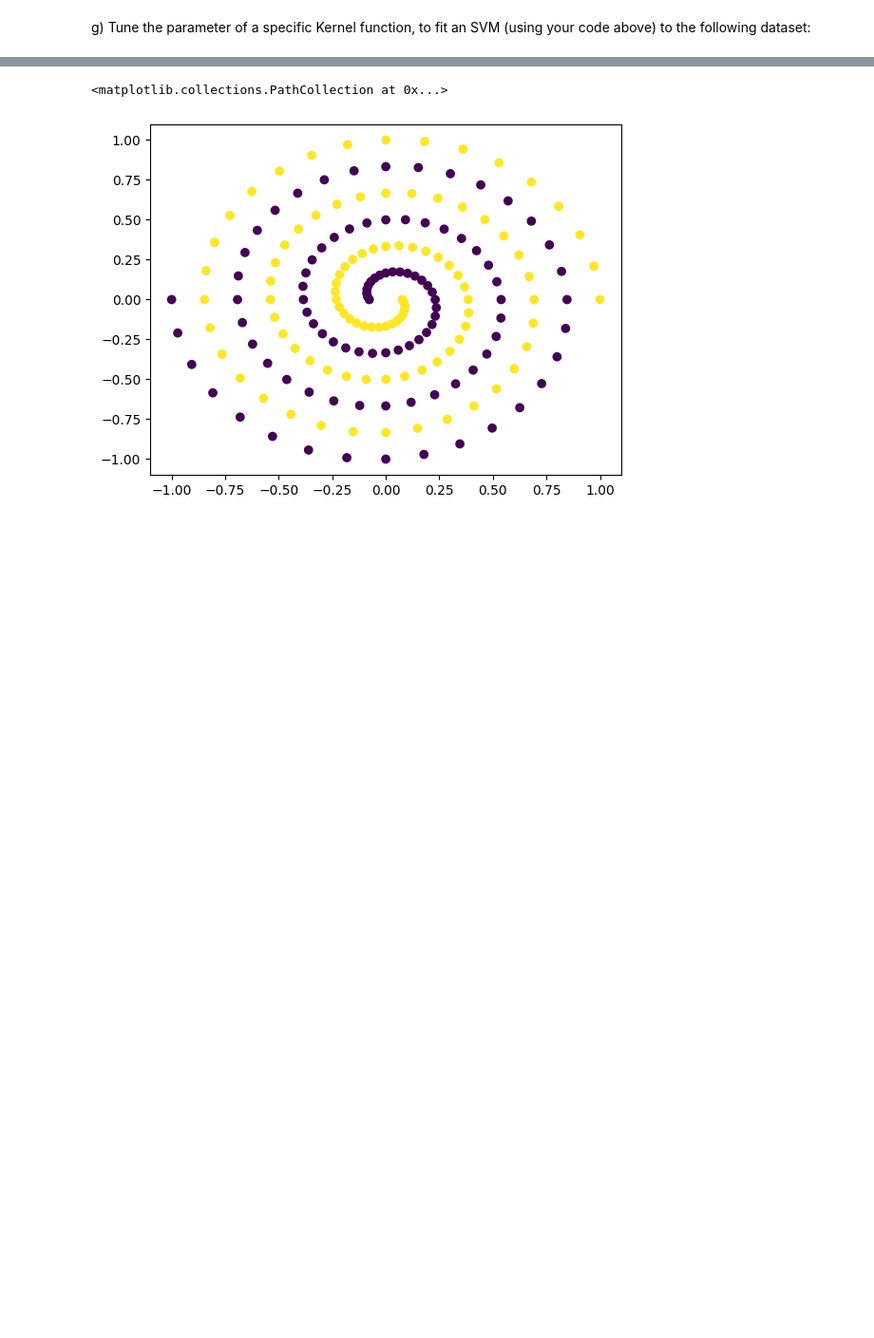
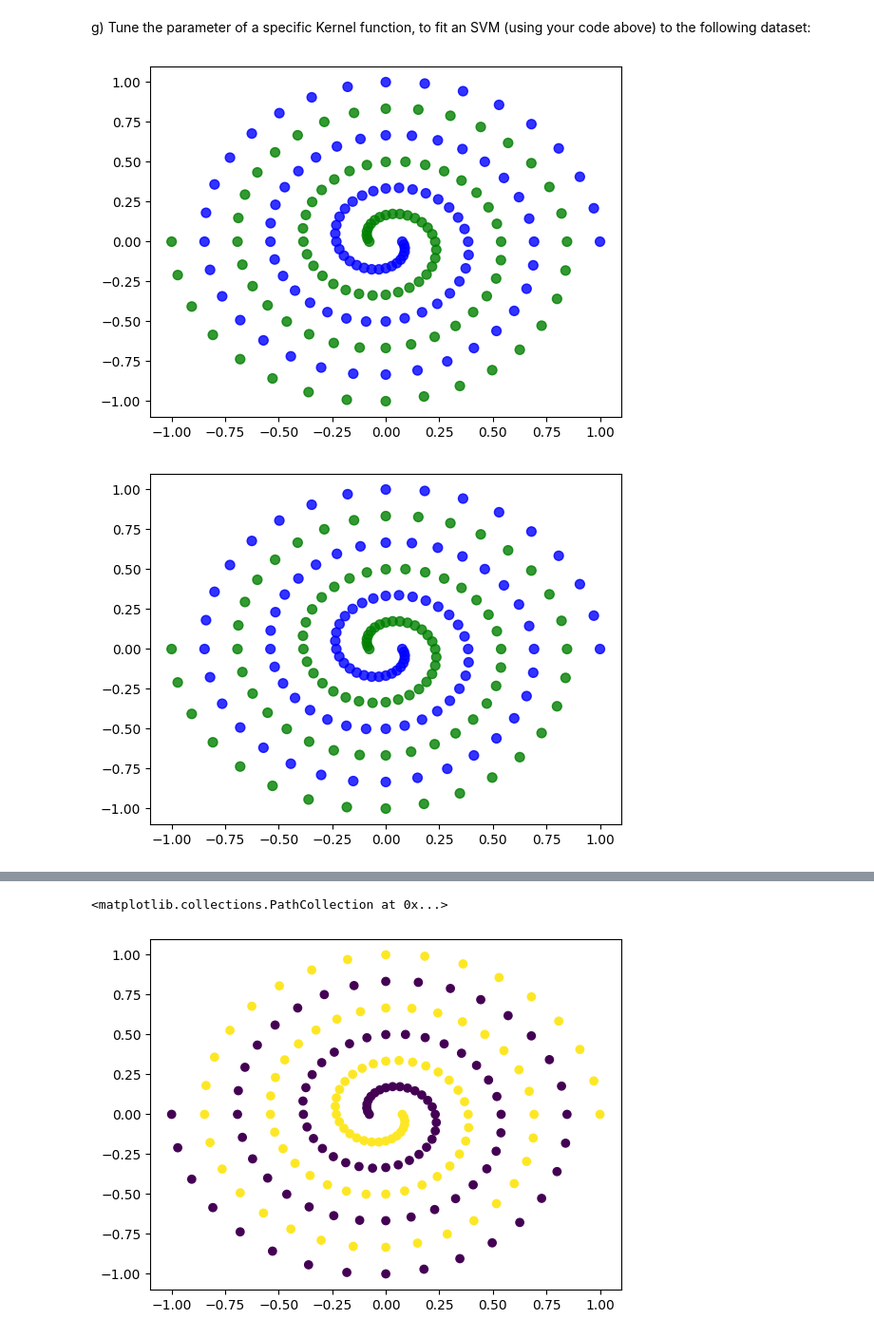
Before and after one commit to John7Titor/CS506-Spring2023-Gregorio, a Jupyter notebook: worksheets/worksheet_13.ipynb, the cells around one changed output, grey strips where cells are left out. Shown at 95% size. Cells and saved outputs as stored; diff of their text form; code cells hidden in the pictures; blank space fills up the shorter version.

```diff
--- a/worksheets/worksheet_13.ipynb
+++ b/worksheets/worksheet_13.ipynb
@@ -204,5 +268,10 @@ Write a configurable kernel function to apply in lieu of the dot product. Try it
 # %%
 def polynomial(x_i, x_j, c, n):
     return (np.dot(x_i, x_j) + c) ** n
+def predict(alpha_i, b, x):
+    wx = 0
+    for j in range(len(X)):
+        wx += alpha_i[j] * polynomial(X[j], x, C, N)
+    return wx + b
 # %% [markdown]
 e) Assume we fit an SVM using a polynomial Kernel function and it seems to overfit the data. How would you adjust the tuning parameter `n` of the kernel function?
@@ -211,2 +284,77 @@ f) Assume we fit an SVM using a RBF Kernel function and it seems to underfit the
 # %% [markdown]
 g) Tune the parameter of a specific Kernel function, to fit an SVM (using your code above) to the following dataset:
+# %%
+import numpy as np
+from PIL import Image as im
+import matplotlib.pyplot as plt
+import sklearn.datasets as datasets
+
+TEMPFILE = "temp.png"
+CENTERS = [[0, 1], [1, 0]]
+
+epochs = 100
+learning_rate = .05
+expanding_rate = .99
+retracting_rate = 1.1
+
+data = np.loadtxt("spiral.data")
+X, Y = data[:, :2], data[:, 2]
+Y = Y.astype(int)
+labels= np.array(list(map(lambda x : 0 if x == -1 else 1, Y.tolist())))
+
+alpha_i = np.zeros((len(X),))
+b = 0
+
+def predict_many(alpha_i, b, Z):
+    res = []
+    for i in range(len(Z)):
+        res.append(predict(alpha_i, b, Z[i]))
+    return np.array(res)
+
+def polynomial(x_i, x_j, c, n):
+    return (np.dot(x_i, x_j) + c) ** n
+def predict(alpha_i, b, x):
+    wx = 0
+    for j in range(len(X)):
+        wx += alpha_i[j] * polynomial(X[j], x, 100, 40)
+    return wx + b
+
+for _ in range(epochs):
+    # pick a point from X at random
+    i = np.random.randint(0, len(X))
+    error = False
+    x, y = X[i], Y[i]
+
+    ypred = predict(alpha_i, b, x)
+    if ypred > 0 and y > 0 or ypred < 0 and y < 0:
+        if ypred < 1 and ypred > -1:
+            alpha_i[i] += y * learning_rate
+            alpha_i = alpha_i * retracting_rate
+            b += y * learning_rate * retracting_rate
+        else:
+            alpha_i = alpha_i * expanding_rate
+            b *= expanding_rate
+    else:
+        alpha_i[i] += y * learning_rate
+        alpha_i = alpha_i * expanding_rate
+        b += y * learning_rate * expanding_rate
+
+    # create a mesh to plot in
+    h = .01  # step size in the mesh
+    x_min, x_max = X[:, 0].min() - .5, X[:, 0].max() + .5
+    y_min, y_max = X[:, 1].min() - .5, X[:, 1].max() + .5
+    xx, yy = np.meshgrid(np.arange(x_min, x_max, h),
+                         np.arange(y_min, y_max, h))
+
+    meshData = np.c_[xx.ravel(), yy.ravel()]
+    cs = np.array([x for x in 'gb'])
+    fig, ax = plt.subplots()
+    ax.scatter(X[:,0],X[:,1],color=cs[labels].tolist(), s=50, alpha=0.8)
+
+    # Z = predict_many(alpha_i, b, meshData)
+    # Z = np.array([0 if z <=0 else 1 for z in Z]).reshape(xx.shape)
+    # ax.contourf(xx, yy, Z, alpha=.5, cmap=plt.cm.Paired)
+    plt.show()
+# %% [output]
+[figure, added]
+[figure, added]
```
Also changed, not shown: parts of 9 cells of this notebook, 6 other files.
